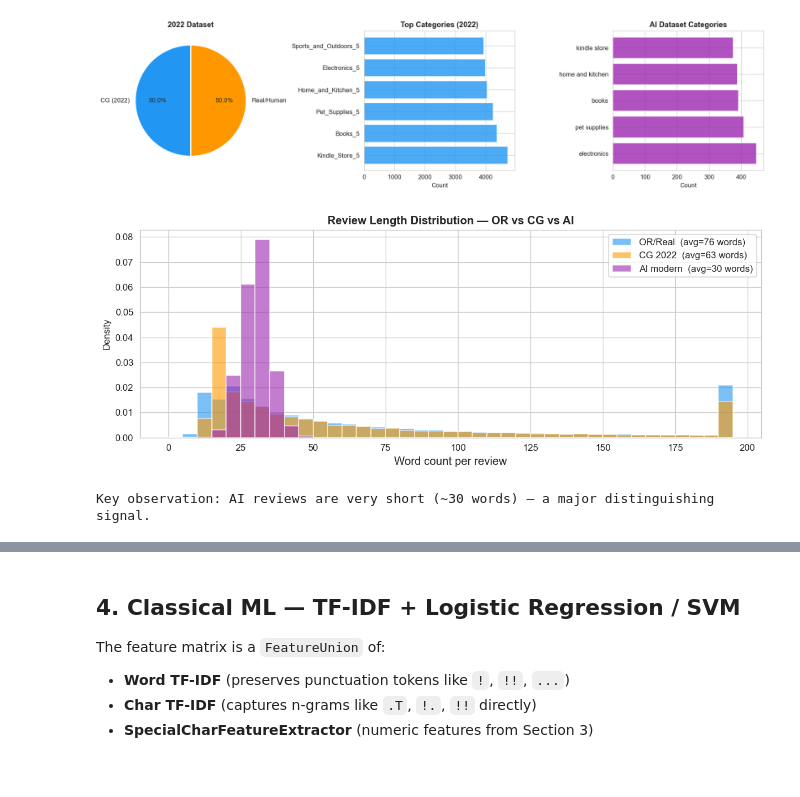
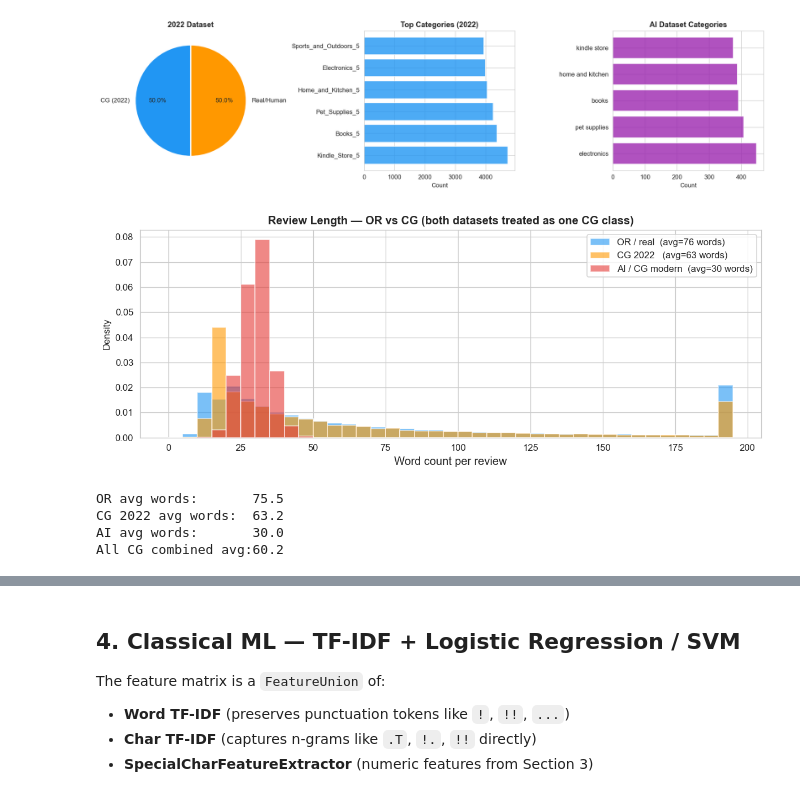
Before and after one commit to sithinontec/DS_Year2, a Jupyter notebook: notebook.ipynb, the cells around one changed output, grey strips where cells are left out. Cells and saved outputs as stored; diff of their text form; code cells hidden in the pictures.

```diff
--- a/notebook.ipynb
+++ b/notebook.ipynb
@@ -118,26 +115,37 @@ plt.show()
 # %% [output]
 [figure]
 # %%
-# Review length comparison across all three text types
+# Review length comparison: OR vs CG (2022) vs AI — all CG treated as same class
 import re
 
 or_lens = full_df[full_df['label']=='OR']['text_'].apply(lambda t: len(re.findall(r'\b\w+\b', str(t))))
 cg_lens = full_df[full_df['label']=='CG']['text_'].apply(lambda t: len(re.findall(r'\b\w+\b', str(t))))
 ai_lens = ai_df['text'].apply(lambda t: len(re.findall(r'\b\w+\b', str(t))))
 
 fig, ax = plt.subplots(figsize=(10, 4))
 bins = range(0, 200, 5)
-ax.hist(or_lens.clip(upper=195), bins=bins, alpha=0.6, color='#2196F3', label=f'OR/Real  (avg={or_lens.mean():.0f} words)', density=True)
-ax.hist(cg_lens.clip(upper=195), bins=bins, alpha=0.6, color='#FF9800', label=f'CG 2022  (avg={cg_lens.mean():.0f} words)', density=True)
-ax.hist(ai_lens.clip(upper=195), bins=bins, alpha=0.6, color='#9C27B0', label=f'AI modern  (avg={ai_lens.mean():.0f} words)', density=True)
+ax.hist(or_lens.clip(upper=195), bins=bins, alpha=0.6, color='#2196F3',
+        label=f'OR / real  (avg={or_lens.mean():.0f} words)', density=True)
+ax.hist(cg_lens.clip(upper=195), bins=bins, alpha=0.6, color='#FF9800',
+        label=f'CG 2022   (avg={cg_lens.mean():.0f} words)', density=True)
+ax.hist(ai_lens.clip(upper=195), bins=bins, alpha=0.6, color='#E53935',
+        label=f'AI / CG modern  (avg={ai_lens.mean():.0f} words)', density=True)
 ax.set_xlabel('Word count per review', fontsize=12)
 ax.set_ylabel('Density')
-ax.set_title('Review Length Distribution — OR vs CG vs AI', fontweight='bold')
+ax.set_title('Review Length — OR vs CG (both datasets treated as one CG class)', fontweight='bold')
 ax.legend(fontsize=10)
 plt.tight_layout()
 plt.show()
 
-print('Key observation: AI reviews are very short (~30 words) — a major distinguishing signal.')
+# Combined CG stats
+all_cg_lens = pd.concat([cg_lens, ai_lens])
+print(f'OR avg words:       {or_lens.mean():.1f}')
+print(f'CG 2022 avg words:  {cg_lens.mean():.1f}')
+print(f'AI avg words:       {ai_lens.mean():.1f}')
+print(f'All CG combined avg:{all_cg_lens.mean():.1f}')
 # %% [output]
-[figure, old version]
+[figure, new version]
-Key observation: AI reviews are very short (~30 words) — a major distinguishing signal.
+OR avg words:       75.5
+CG 2022 avg words:  63.2
+AI avg words:       30.0
+All CG combined avg:60.2
```
Also changed, not shown: parts of 31 cells of this notebook, 11 other files.
